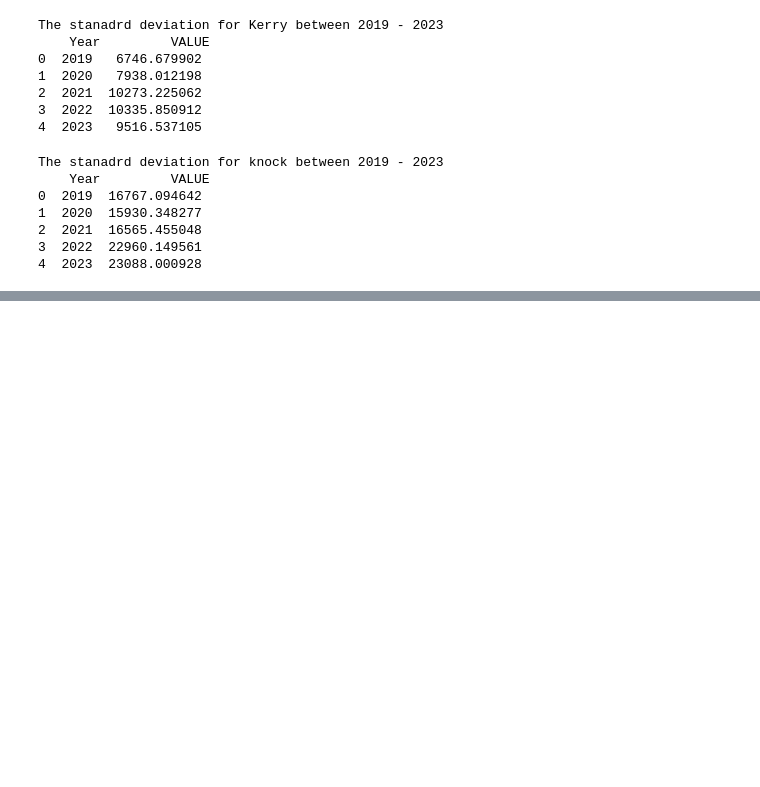
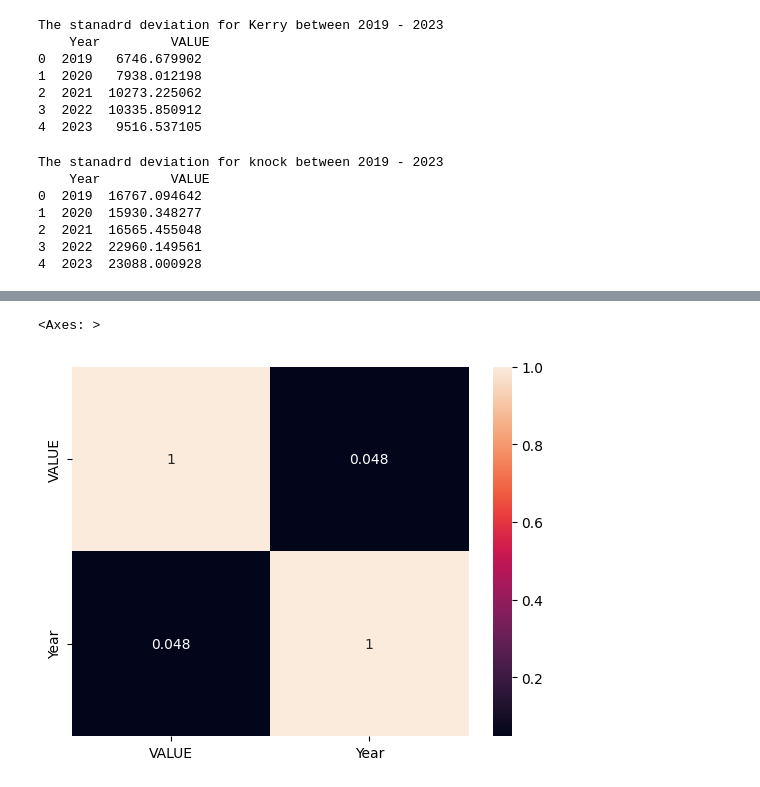
Before and after one commit to NathanKelly1/DataAnalysisProject, a Jupyter notebook: Has_COVID_changed_air_travel_in_a_substantual_way_.ipynb, the cells around one changed output, grey strips where cells are left out. Saved outputs shown, nothing was run; the diff lists cells and outputs as text; code cells hidden in the pictures; blank space fills up the shorter version.

```diff
--- a/Has_COVID_changed_air_travel_in_a_substantual_way_.ipynb
+++ b/Has_COVID_changed_air_travel_in_a_substantual_way_.ipynb
@@ -465,0 +517,5 @@ The stanadrd deviation for knock between 2019 - 2023
+# %%
+sns.heatmap(updated.corr(), annot=True)
+# %% [output]
+<Axes: >
+[figure, added]
```
Also changed, not shown: parts of 6 cells of this notebook.
